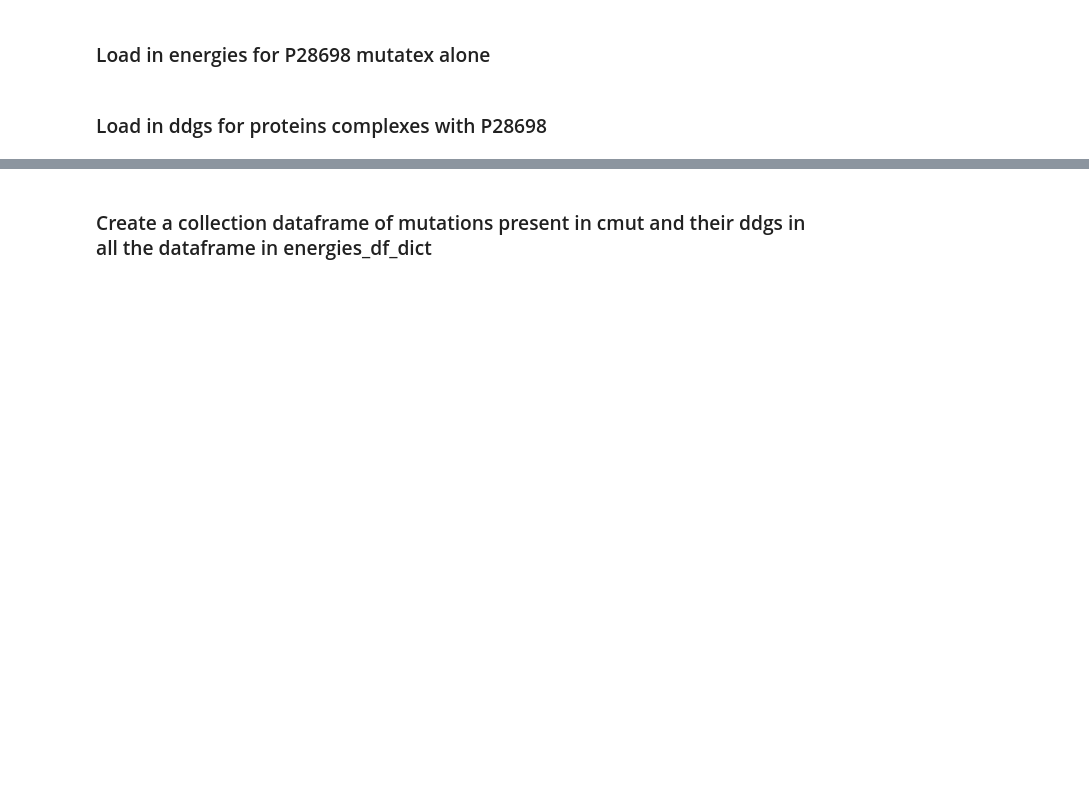
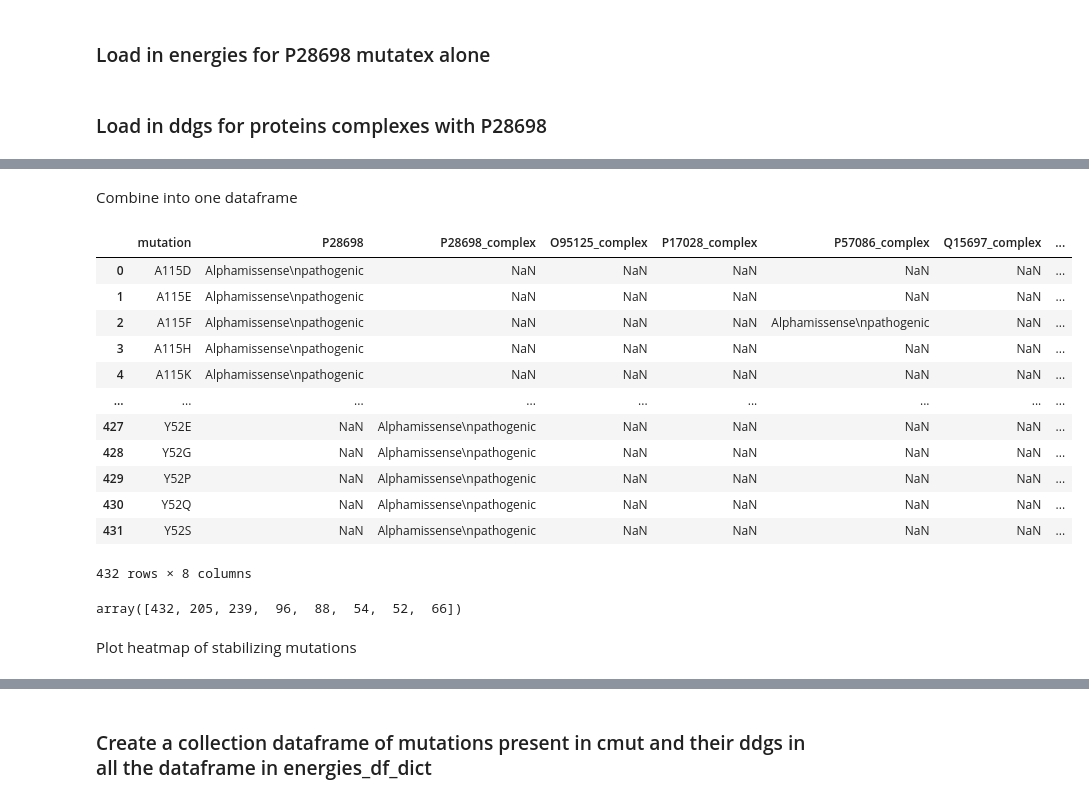
Before and after one commit to thomas-tams-dtu/proteinStructure, a Jupyter notebook: notebooks/09_analysis.ipynb, the cells around one changed output, grey strips where cells are left out. Cells and saved outputs as stored; diff of their text form; code cells hidden in the pictures; blank space fills up the shorter version.

```diff
--- a/notebooks/09_analysis.ipynb
+++ b/notebooks/09_analysis.ipynb
@@ -89,0 +140,7 @@ SyntaxError: invalid character '½' (U+00BD) (3111153235.py, line 7)
+# %%
+num_mut_per_res_alphamissense = 19
+alphamissense_scan = alphamissense.iloc[num_mut_per_res_alphamissense*start_scan: num_mut_per_res_alphamissense*end_scan, :]
+
+
+
+alphamissense_pathogenic = alphamissense_scan[alphamissense_scan['am_class'] == 'pathogenic']
@@ -89,0 +210,18 @@ SyntaxError: invalid character '½' (U+00BD) (3111153235.py, line 7)
+# %%
+in_cmut_category_name = 'In Cancermuts'
+am_pathogenic_category_name = 'Alphamissense\npathogenic'
+cmut_specific_pathogenic_category_name = 'In Cancermuts and\nAlphamissense pathogenic'
+destabilizing_category_name = 'Destabilizing\nonly'
+
+stabilizing_residues_protein_class = {}
+for protein, stabilizing_df in stabilizing_residues_classes.items():
+    # Add class column idenifying whether mutation is pathogenic in alphamissense dataset, in cancermuts dataset or both
+    stabilizing_df[protein] = destabilizing_category_name
+    stabilizing_df[protein] = np.where(stabilizing_df['in_cmut'] == True, in_cmut_category_name,           stabilizing_df[protein])
+    stabilizing_df[protein] = np.where(stabilizing_df['am_pathogenic'] == True, am_pathogenic_category_name,         stabilizing_df[protein])
+    stabilizing_df[protein] = np.where(stabilizing_df['both_mut'] == True, cmut_specific_pathogenic_category_name,   stabilizing_df[protein])
+
+
+    stabilizing_residues_protein_class[protein] = stabilizing_df
+    print(protein)
+    print(stabilizing_df[protein].value_counts())
@@ -89,0 +272,2 @@ SyntaxError: invalid character '½' (U+00BD) (3111153235.py, line 7)
+# %% [markdown]
+Combine into one dataframe
@@ -89,0 +282,24 @@ SyntaxError: invalid character '½' (U+00BD) (3111153235.py, line 7)
+# %%
+combined_stabilizing_df
+# %% [output]
+|  | mutation | P28698 | P28698_complex | O95125_complex | P17028_complex | P57086_complex | Q15697_complex | ... |
+| 0 | A115D | Alphamissense\npathogenic | NaN | NaN | NaN | NaN | NaN | ... |
+| 1 | A115E | Alphamissense\npathogenic | NaN | NaN | NaN | NaN | NaN | ... |
+| 2 | A115F | Alphamissense\npathogenic | NaN | NaN | NaN | Alphamissense\npathogenic | NaN | ... |
+| 3 | A115H | Alphamissense\npathogenic | NaN | NaN | NaN | NaN | NaN | ... |
+| 4 | A115K | Alphamissense\npathogenic | NaN | NaN | NaN | NaN | NaN | ... |
+| ... | ... | ... | ... | ... | ... | ... | ... | ... |
+| 427 | Y52E | NaN | Alphamissense\npathogenic | NaN | NaN | NaN | NaN | ... |
+| 428 | Y52G | NaN | Alphamissense\npathogenic | NaN | NaN | NaN | NaN | ... |
+| 429 | Y52P | NaN | Alphamissense\npathogenic | NaN | NaN | NaN | NaN | ... |
+| 430 | Y52Q | NaN | Alphamissense\npathogenic | NaN | NaN | NaN | NaN | ... |
+| 431 | Y52S | NaN | Alphamissense\npathogenic | NaN | NaN | NaN | NaN | ... |
+432 rows × 8 columns
+# %%
+# Count number of non nan values in each row in combined_stabilizing_d aka. destabilizing mutations
+count = combined_stabilizing_df.count(axis=0).values
+count
+# %% [output]
+array([432, 205, 239,  96,  88,  54,  52,  66])
+# %% [markdown]
+Plot heatmap of stabilizing mutations
```
Also changed, not shown: parts of 29 cells of this notebook, 1 other file.
